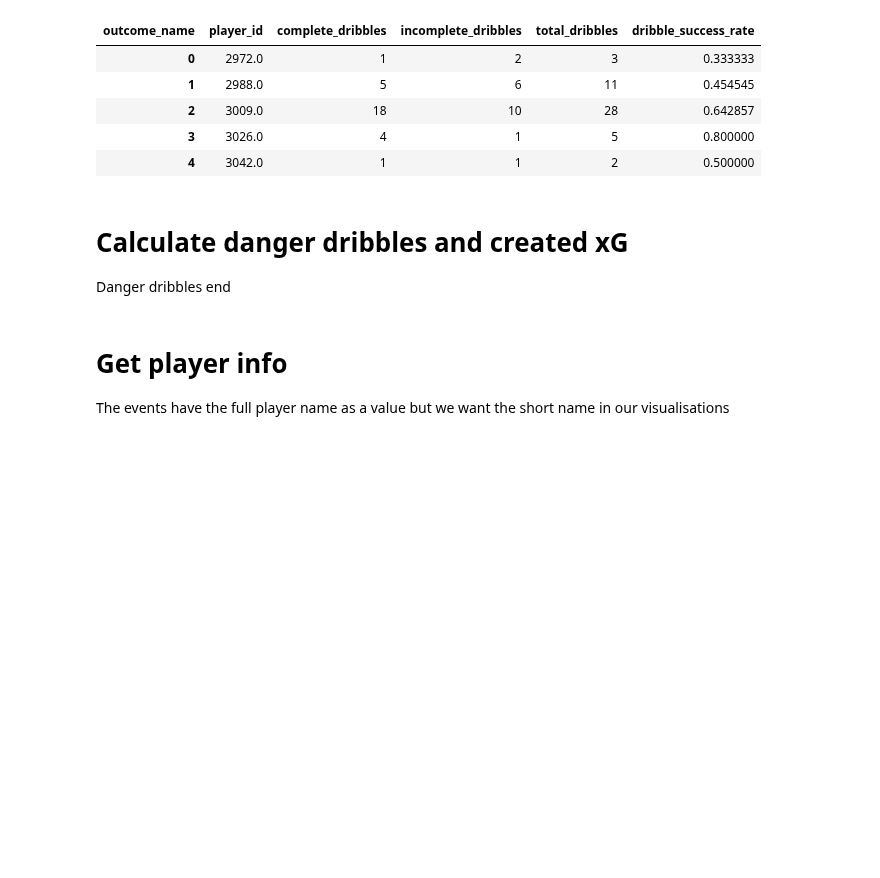
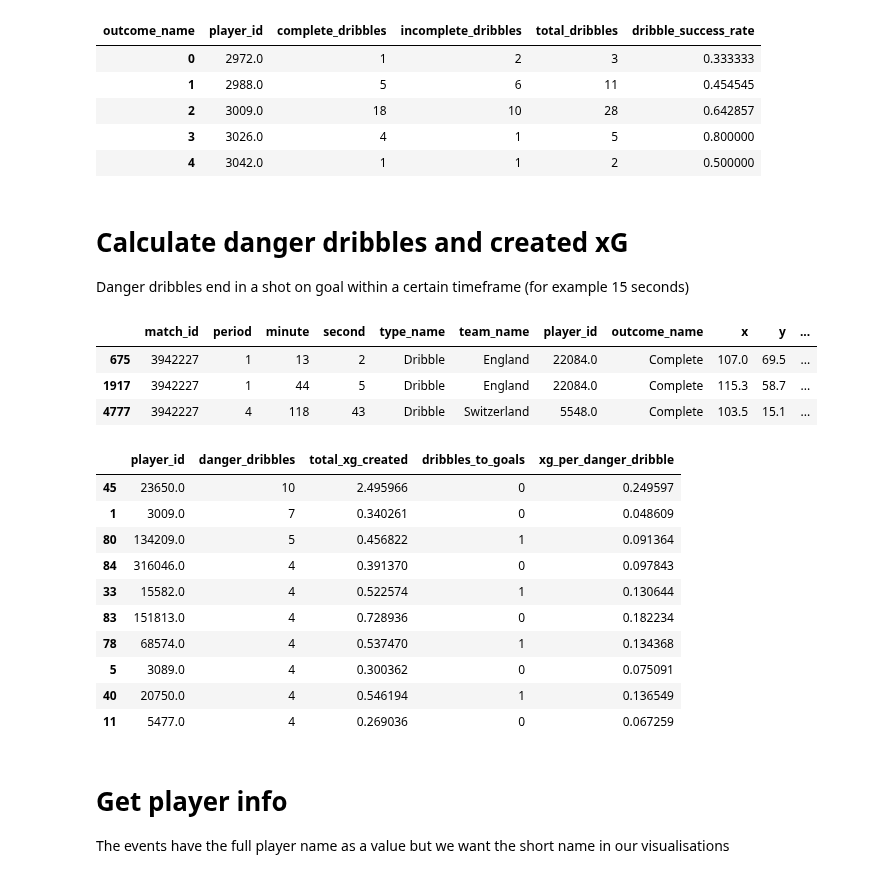
Before and after one commit to MarijnSt/soccermatics-project-1, a Jupyter notebook: radar_plot.ipynb, the cells around one changed output. Saved outputs shown, nothing was run; the diff lists cells and outputs as text; code cells hidden in the pictures; blank space fills up the shorter version.

Commit message:
feat: danger dribbles

```diff
--- a/radar_plot.ipynb
+++ b/radar_plot.ipynb
@@ -551,4 +551,4 @@ df_example.head()
 # %% [markdown]
 # Calculate danger dribbles and created xG
 
-Danger dribbles end
+Danger dribbles end in a shot on goal within a certain timeframe (for example 15 seconds)
@@ -554,0 +652,9 @@ Danger dribbles end
+# %%
+# Example usage
+df_example = calculate_danger_dribbles_single_match(test_game)
+df_example.head()
+# %% [output]
+|  | match_id | period | minute | second | type_name | team_name | player_id | outcome_name | x | y | ... |
+| 675 | 3942227 | 1 | 13 | 2 | Dribble | England | 22084.0 | Complete | 107.0 | 69.5 | ... |
+| 1917 | 3942227 | 1 | 44 | 5 | Dribble | England | 22084.0 | Complete | 115.3 | 58.7 | ... |
+| 4777 | 3942227 | 4 | 118 | 43 | Dribble | Switzerland | 5548.0 | Complete | 103.5 | 15.1 | ... |
@@ -555,3 +704,19 @@ Danger dribbles end
+# %%
+# Example usage
+df_example = calculate_danger_dribbles(match_ids, df_all_events)
+df_example.sort_values(by='danger_dribbles', ascending=False).head(10)
+# %% [output]
+|  | player_id | danger_dribbles | total_xg_created | dribbles_to_goals | xg_per_danger_dribble |
+| 45 | 23650.0 | 10 | 2.495966 | 0 | 0.249597 |
+| 1 | 3009.0 | 7 | 0.340261 | 0 | 0.048609 |
+| 80 | 134209.0 | 5 | 0.456822 | 1 | 0.091364 |
+| 84 | 316046.0 | 4 | 0.391370 | 0 | 0.097843 |
+| 33 | 15582.0 | 4 | 0.522574 | 1 | 0.130644 |
+| 83 | 151813.0 | 4 | 0.728936 | 0 | 0.182234 |
+| 78 | 68574.0 | 4 | 0.537470 | 1 | 0.134368 |
+| 5 | 3089.0 | 4 | 0.300362 | 0 | 0.075091 |
+| 40 | 20750.0 | 4 | 0.546194 | 1 | 0.136549 |
+| 11 | 5477.0 | 4 | 0.269036 | 0 | 0.067259 |
 # %% [markdown]
 # Get player info
 
```
Also changed, not shown: parts of 8 cells of this notebook.
